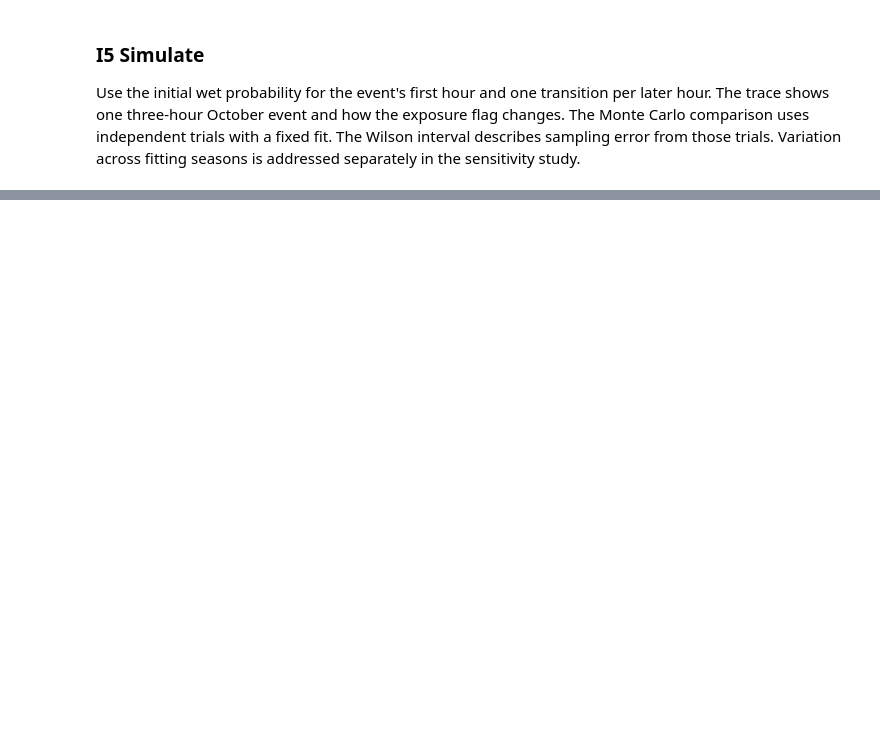
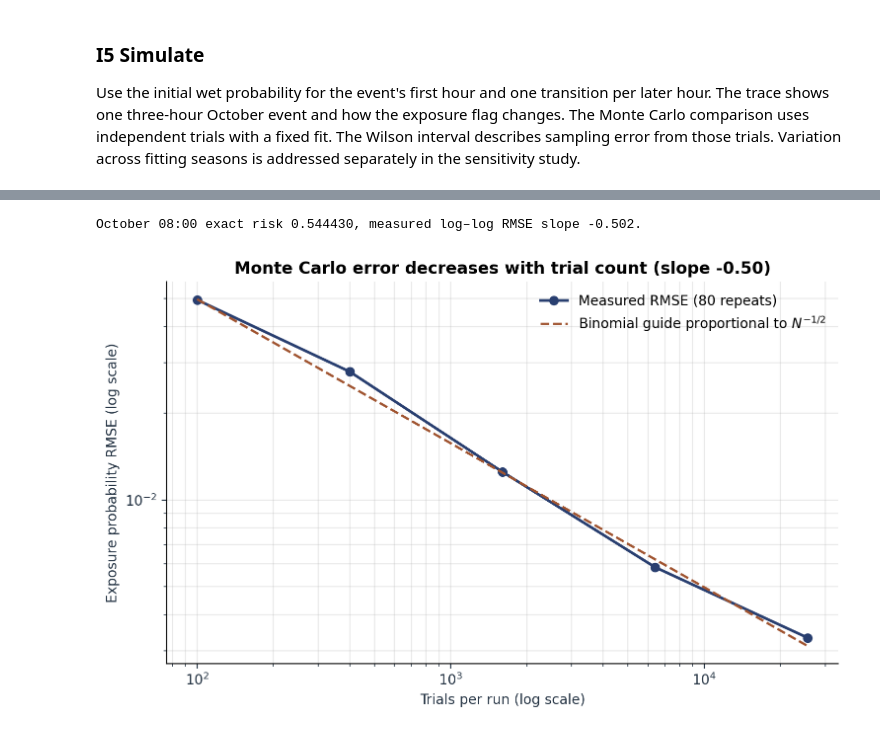
Before and after one commit to KumarageKPV/malabe-rain-risk, a Jupyter notebook: notebook/malabe-rain-risk.ipynb, the cells around one changed output, grey strips where cells are left out. Saved outputs shown, nothing was run; the diff lists cells and outputs as text; code cells hidden in the pictures; blank space fills up the shorter version.

```diff
--- a/notebook/malabe-rain-risk.ipynb
+++ b/notebook/malabe-rain-risk.ipynb
@@ -513,0 +776,48 @@ Compare October, November, and combined exposure risks across start times, inclu
+# %%
+SCALE_SIZES = (100, 400, 1_600, 6_400, 25_600)
+SCALE_REPEATS = 80
+scale_reference = example_exact
+scale_rows = []
+for n in SCALE_SIZES:
+    for repeat in range(SCALE_REPEATS):
+        rng = experiment_rng(scaling_seed, n, repeat)
+        estimate = simulate_exposure(hourly_wet[0], transition_wet, n, rng).mean()
+        scale_rows.append({
+            "trials": n,
+            "repeat": repeat + 1,
+            "estimate": estimate,
+            "exact_risk": scale_reference,
+            "error": estimate - scale_reference,
+            "root_seed": SEED,
+            "rng_spawn_key": f"1/{n}/{repeat}",
+        })
+
+scaling_errors = pd.DataFrame(scale_rows)
+scaling_errors.to_csv(exports / "x2_mc_errors.csv", index=False)
+scaling_table = (
+    scaling_errors.assign(squared_error=scaling_errors["error"] ** 2)
+    .groupby("trials", as_index=False)
+    .agg(repeats=("error", "size"), mean_squared_error=("squared_error", "mean"))
+)
+scaling_table["rmse"] = np.sqrt(scaling_table["mean_squared_error"])
+scaling_table["binomial_guide"] = np.sqrt(
+    scale_reference * (1 - scale_reference) / scaling_table["trials"]
+)
+scaling_slope = np.polyfit(np.log(scaling_table["trials"]), np.log(scaling_table["rmse"]), 1)[0]
+scaling_table["fitted_log_log_slope"] = scaling_slope
+scaling_table.to_csv(exports / "x2_mc_error_scaling.csv", index=False)
+print(f"October 08:00 exact risk {scale_reference:.6f}, measured log–log RMSE slope {scaling_slope:.3f}.")
+
+fig, ax = plt.subplots(figsize=(7.5, 4.6), layout="constrained")
+ax.loglog(scaling_table["trials"], scaling_table["rmse"], "o-", color="#293F70", linewidth=2,
+          label=f"Measured RMSE ({SCALE_REPEATS} repeats)")
+ax.loglog(scaling_table["trials"], scaling_table["binomial_guide"], "--", color="#A05430",
+          linewidth=1.7, label=r"Binomial guide proportional to $N^{-1/2}$")
+ax.set(title=f"Monte Carlo error decreases with trial count (slope {scaling_slope:.2f})",
+       xlabel="Trials per run (log scale)", ylabel="Exposure probability RMSE (log scale)")
+ax.grid(which="both")
+ax.legend(frameon=False)
+save_figure(fig, "x2_mc_error_scaling.png")
+# %% [output]
+October 08:00 exact risk 0.544430, measured log–log RMSE slope -0.502.
+[figure, added]
```
Also changed, not shown: parts of 25 cells of this notebook, 19 other files.
